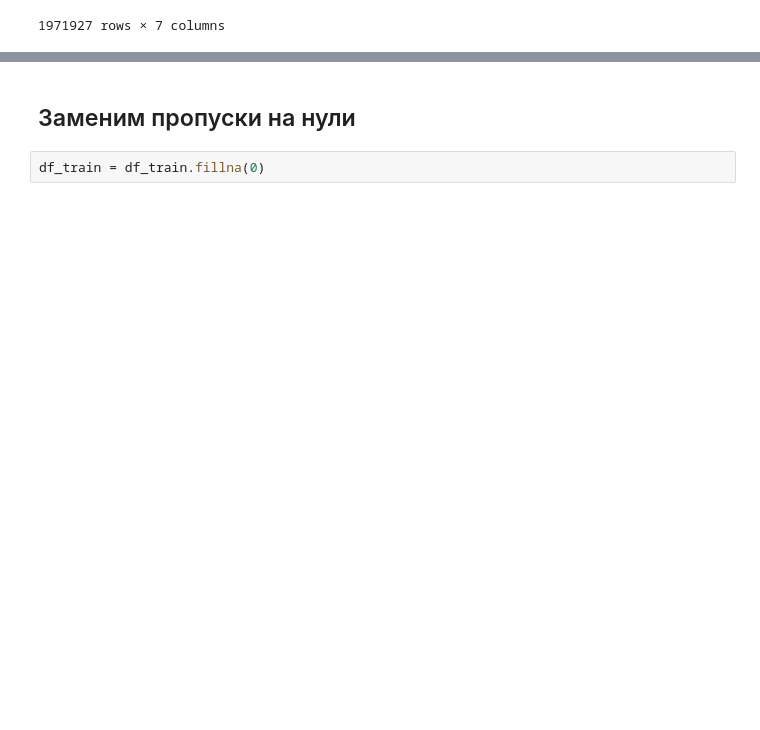
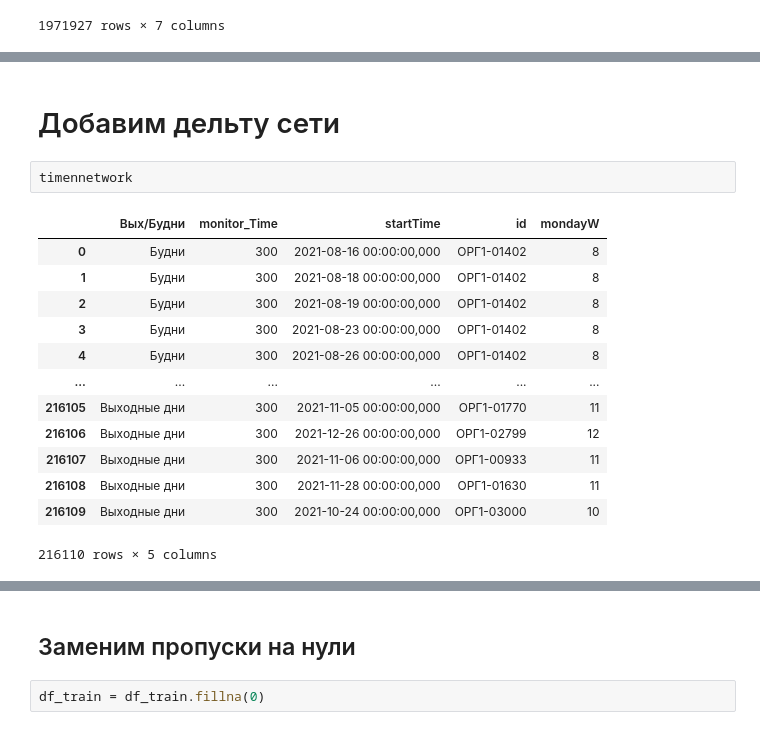
Before and after one commit to genalll/mlsport2, a Jupyter notebook: baseline.ipynb, the cells around one changed output, grey strips where cells are left out. Cells and saved outputs as stored; diff of their text form; blank space fills up the shorter version.

```diff
--- a/baseline.ipynb
+++ b/baseline.ipynb
@@ -773,0 +819,18 @@ workingday
+# %% [markdown]
+# Добавим дельту сети
+# %%
+timennetwork
+# %% [output]
+|  | Вых/Будни | monitor_Time | startTime | id | mondayW |
+| 0 | Будни | 300 | 2021-08-16 00:00:00,000 | ОРГ1-01402 | 8 |
+| 1 | Будни | 300 | 2021-08-18 00:00:00,000 | ОРГ1-01402 | 8 |
+| 2 | Будни | 300 | 2021-08-19 00:00:00,000 | ОРГ1-01402 | 8 |
+| 3 | Будни | 300 | 2021-08-23 00:00:00,000 | ОРГ1-01402 | 8 |
+| 4 | Будни | 300 | 2021-08-26 00:00:00,000 | ОРГ1-01402 | 8 |
+| ... | ... | ... | ... | ... | ... |
+| 216105 | Выходные дни | 300 | 2021-11-05 00:00:00,000 | ОРГ1-01770 | 11 |
+| 216106 | Выходные дни | 300 | 2021-12-26 00:00:00,000 | ОРГ1-02799 | 12 |
+| 216107 | Выходные дни | 300 | 2021-11-06 00:00:00,000 | ОРГ1-00933 | 11 |
+| 216108 | Выходные дни | 300 | 2021-11-28 00:00:00,000 | ОРГ1-01630 | 11 |
+| 216109 | Выходные дни | 300 | 2021-10-24 00:00:00,000 | ОРГ1-03000 | 10 |
+216110 rows × 5 columns
```
Also changed, not shown: parts of 42 cells of this notebook, 1 other file.
